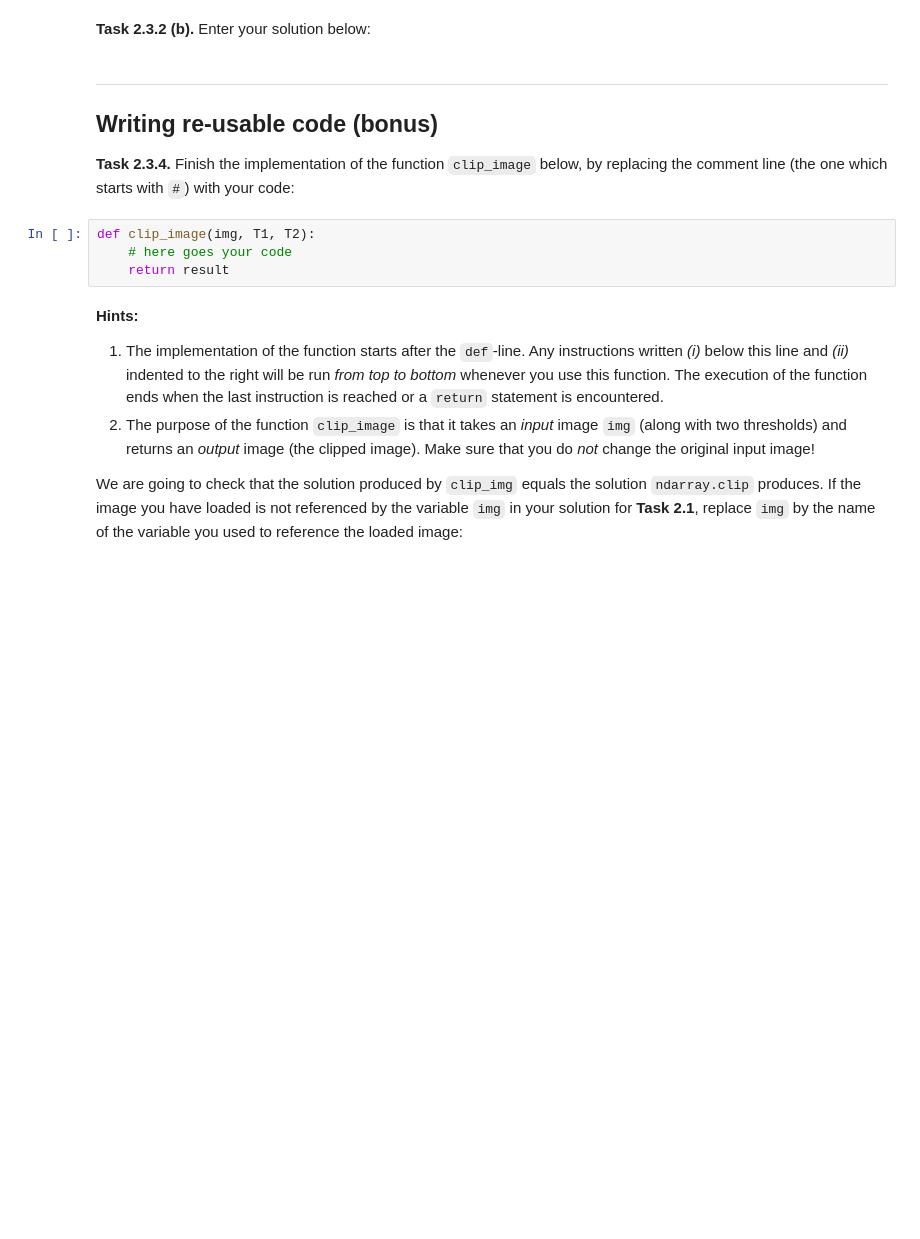
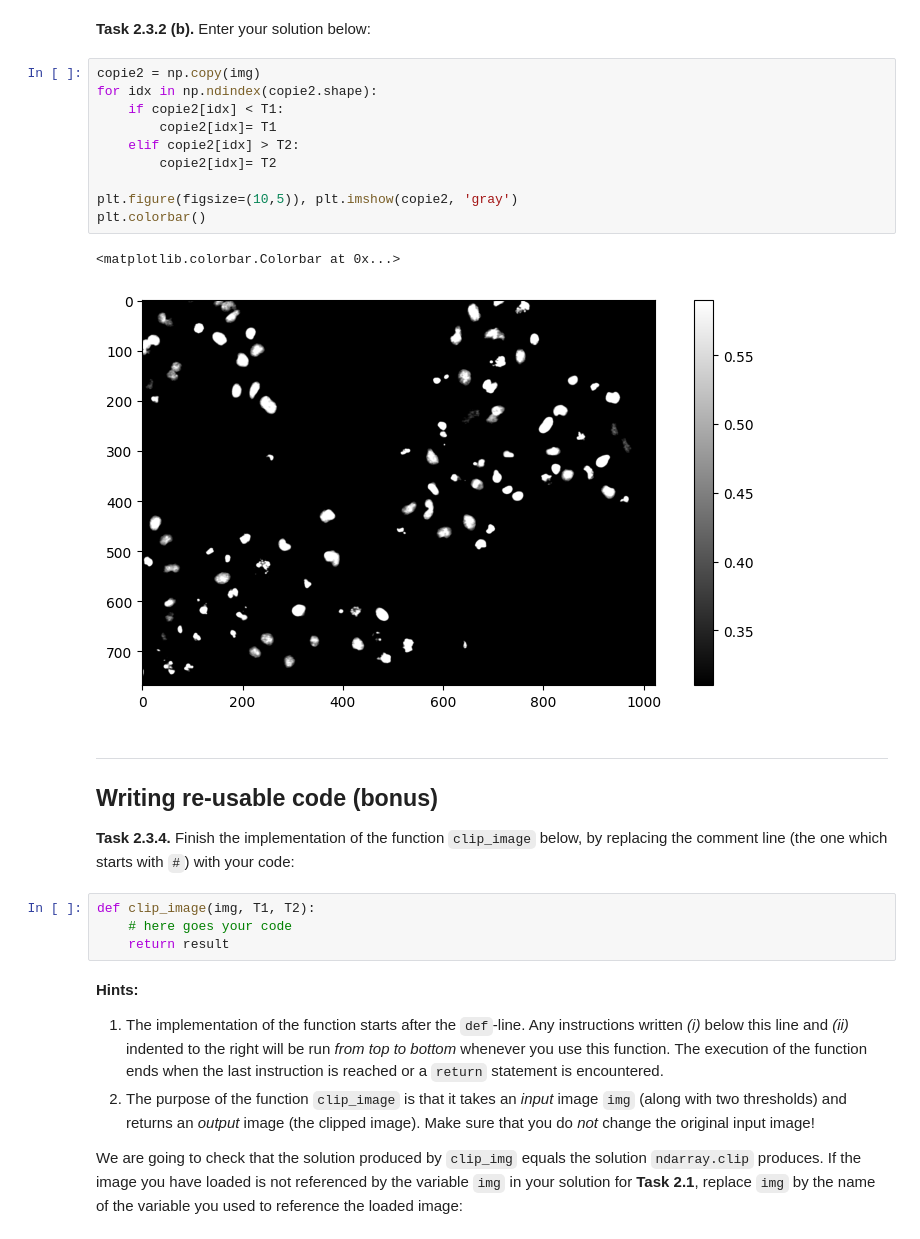
Before and after one commit to alexaweikert/mobi-fs3-python, a Jupyter notebook: task2.ipynb, the cells around one changed output. Drawn from its saved outputs; the diff is of its cells as text; blank space fills up the shorter version.

```diff
--- a/task2.ipynb
+++ b/task2.ipynb
@@ -37,5 +68,18 @@ T2 = 0.59
 # %% [markdown]
 **<a id="#">Task 2.3.2 (b).</a>** Enter your solution below:
+# %%
+copie2 = np.copy(img)
+for idx in np.ndindex(copie2.shape):
+    if copie2[idx] < T1:
+        copie2[idx]= T1
+    elif copie2[idx] > T2:
+        copie2[idx]= T2
+
+plt.figure(figsize=(10,5)), plt.imshow(copie2, 'gray')
+plt.colorbar()
+# %% [output]
+<matplotlib.colorbar.Colorbar at 0x...>
+[figure, added]
 # %% [markdown]
 ---
 
```
Also changed, not shown: parts of 4 cells of this notebook.
